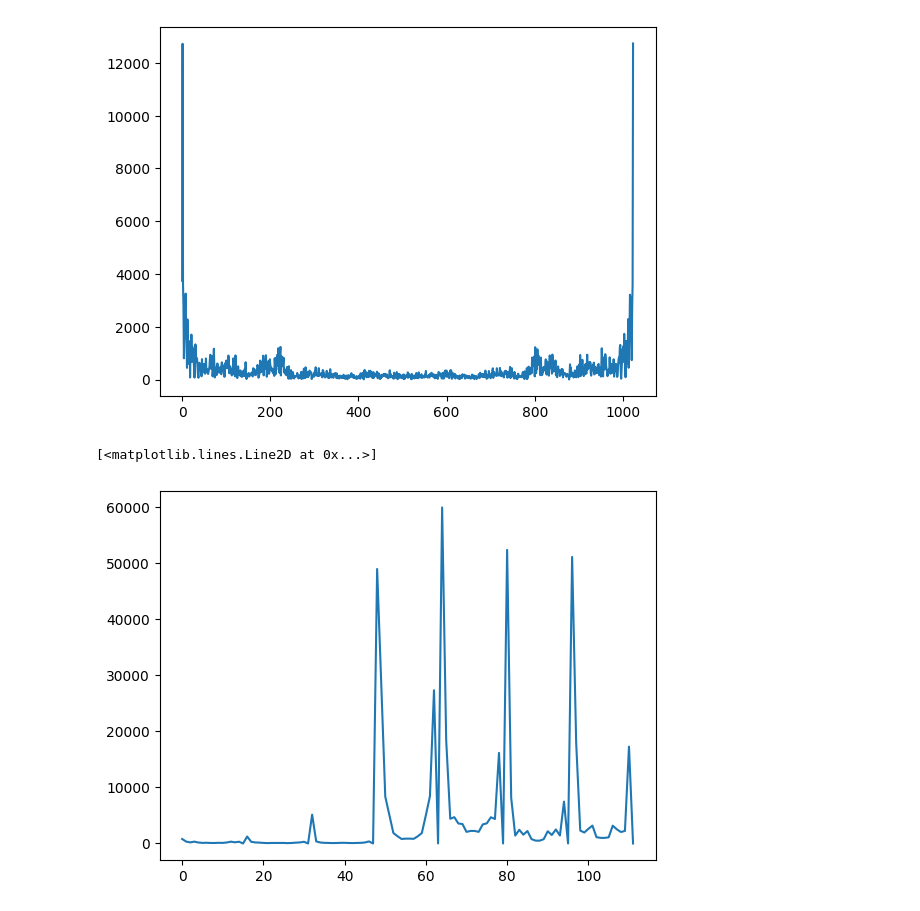
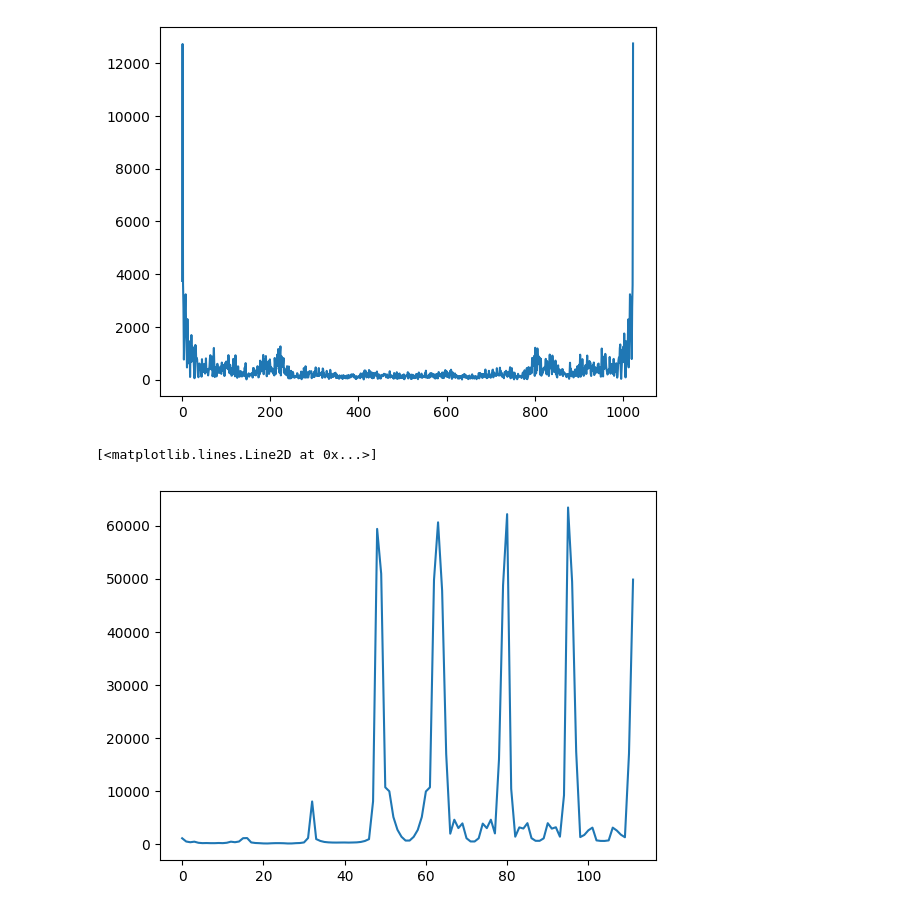
Before and after one commit to teleplayer123/audio_recognition, a Jupyter notebook: audio_processing.ipynb, the cells around one changed output. Cells and saved outputs as stored; diff of their text form; code cells hidden in the pictures.

```diff
--- a/audio_processing.ipynb
+++ b/audio_processing.ipynb
@@ -276,10 +271,12 @@ def spectrogram(audio):
     noise = get_noise(len(audio))
     audio_aug = audio + noise
     spec = np.fft.fft(audio_aug)
+    mag = np.fft.fftshift(spec)
     # mag = 10*np.log10(np.abs(spec)**2)
     mag = np.abs(spec)
     return mag
 
+
 s = spectrogram(a[:1024])
 plt.plot(s)
 # %% [output]
@@ -288,28 +285,27 @@ plt.plot(s)
 # %%
 def downsample_wav(wav, n_bins):
     downsampled_wav = np.zeros(n_bins)
     n = len(wav) // n_bins
-    for i in range(n_bins-1):
+    for i in range(n_bins):
         start = i * n
         end = start + n
         x = wav[start:end]
         downsampled_wav[i] = np.mean(x)
     return downsampled_wav.tolist()
 
 def process_audio(waveform, fft_size=1024, sample_rate=8000, n_bins=16):
     n = sample_rate // fft_size
-
     waveforms = []
     for i in range(n):
         x = waveform[i*fft_size:i*fft_size+fft_size]
-        mag = spectrogram(x[:len(x)//2])
+        mag = spectrogram(x)
+        mag[0] = 0
         res = downsample_wav(mag, n_bins)
         waveforms.extend(res)
     return waveforms
 
 r = process_audio(a)
-
 plt.plot(r)
 # %% [output]
 [<matplotlib.lines.Line2D at 0x...>]
-[figure, old version]
+[figure, new version]
```
Also changed, not shown: parts of 7 cells of this notebook, 1 other file.
